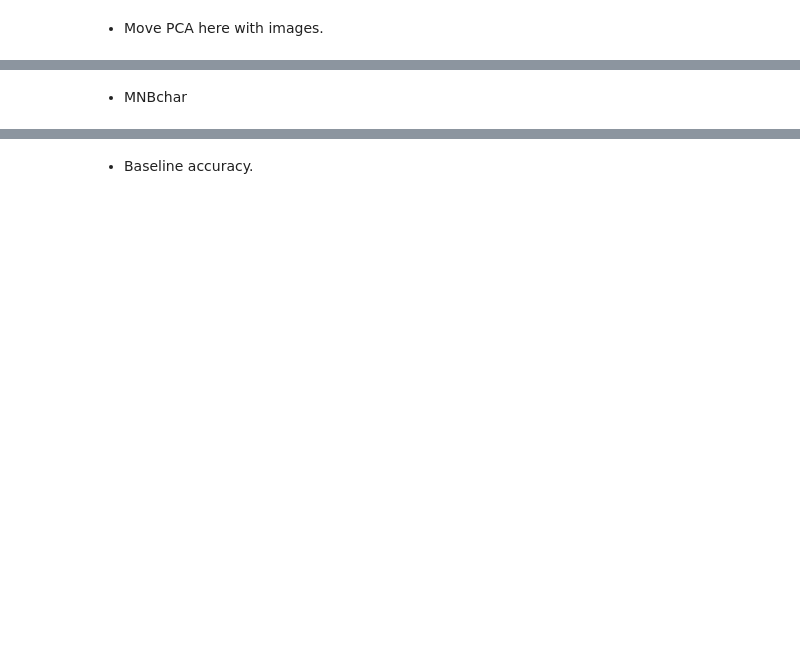
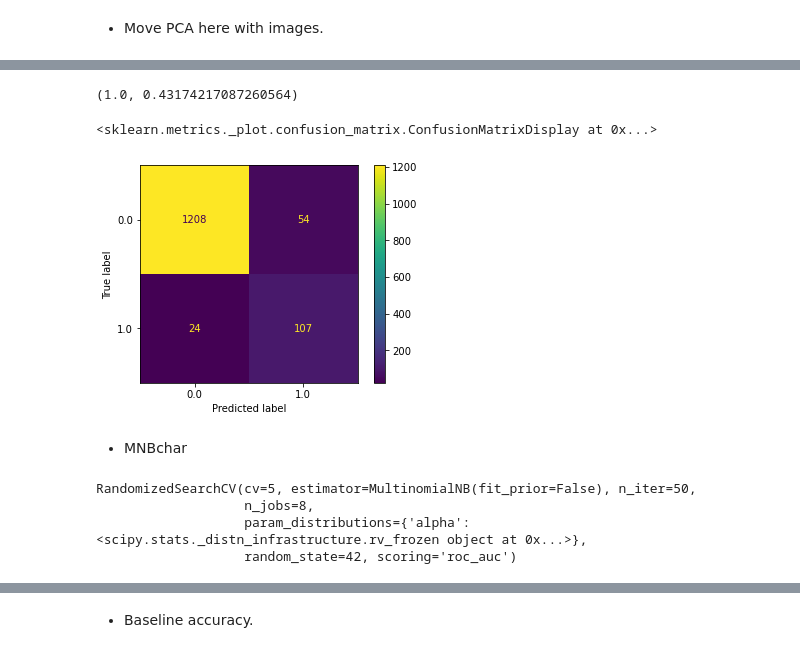
Before and after one commit to Avanyali/Shakespeare_Deaths, a Jupyter notebook: notebooks/ShakespeareanDeaths_Step5_Modeling.ipynb, the cells around one changed output, grey strips where cells are left out. Cells and saved outputs as stored; diff of their text form; code cells hidden in the pictures; blank space fills up the shorter version.

```diff
--- a/notebooks/ShakespeareanDeaths_Step5_Modeling.ipynb
+++ b/notebooks/ShakespeareanDeaths_Step5_Modeling.ipynb
@@ -63,0 +102,3 @@ MemoryError: Unable to allocate 14.1 GiB for an array with shape (22134, 85721)
+# %%
+smt = SMOTE(random_state = 42, k_neighbors = 25, n_jobs = -1)
+char_Xsm_train, char_ysm_train = smt.fit_resample(char_X_train, char_y_train)
@@ -63,0 +107,19 @@ MemoryError: Unable to allocate 14.1 GiB for an array with shape (22134, 85721)
+# %%
+nb = GaussianNB()
+char_bnb_pipe = AdaBoostClassifier(base_estimator=nb, random_state = 42)
+
+char_bnb_params = {
+    'n_estimators': randint(10, 100),
+    'learning_rate': loguniform(.001, 10),
+}
+
+char_bnb_rs = RandomizedSearchCV(estimator = char_bnb_pipe,
+                     param_distributions = char_bnb_params,
+                     scoring = 'roc_auc',
+                     n_iter = 50,
+                     n_jobs = 8,
+                     cv = 5,
+                     refit = True,
+                     random_state=42)
+# %%
+char_bnb_rs.fit(char_Xsm_train, char_ysm_train)
@@ -63,0 +142,12 @@ MemoryError: Unable to allocate 14.1 GiB for an array with shape (22134, 85721)
+# %%
+train_preds = char_bnb_rs.best_estimator_.predict(char_X_train)
+test_preds = char_bnb_rs.best_estimator_.predict(char_X_test)
+
+metrics.roc_auc_score(char_y_train, train_preds), metrics.roc_auc_score(char_y_test, test_preds)
+# %% [output]
+(1.0, 0.43174217087260564)
+# %%
+plot_confusion_matrix(char_bnb_rs.best_estimator_, char_X, char_y)
+# %% [output]
+<sklearn.metrics._plot.confusion_matrix.ConfusionMatrixDisplay at 0x...>
+[figure, added]
@@ -79,8 +171,12 @@ char_mnb_rs = RandomizedSearchCV(estimator = char_mnb_pipe,
                      refit = True,
                      random_state=42)
 # %%
-%%time
-char_mnb_rs.fit(char_X_train, char_y_train)
+char_mnb_rs.fit(char_Xsm_train, char_ysm_train)
+# %% [output]
+RandomizedSearchCV(cv=5, estimator=MultinomialNB(fit_prior=False), n_iter=50,
+                   n_jobs=8,
+                   param_distributions={'alpha': <scipy.stats._distn_infrastructure.rv_frozen object at 0x...>},
+                   random_state=42, scoring='roc_auc')
 # %%
 train_preds = char_mnb_rs.best_estimator_.predict(char_X_train)
 test_preds = char_mnb_rs.best_estimator_.predict(char_X_test)
```
Also changed, not shown: parts of 21 cells of this notebook, 2 other files.
